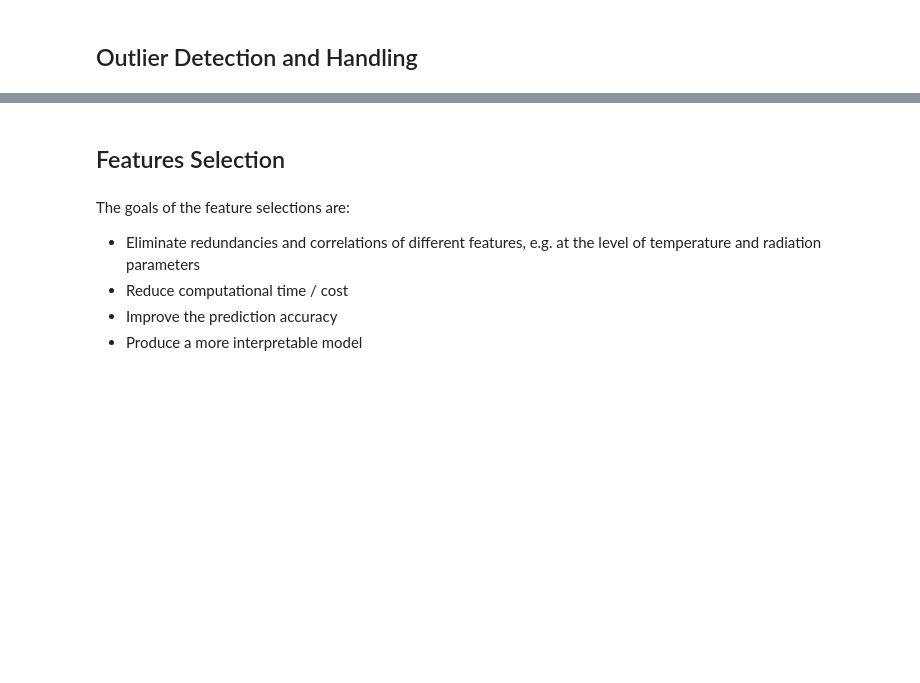
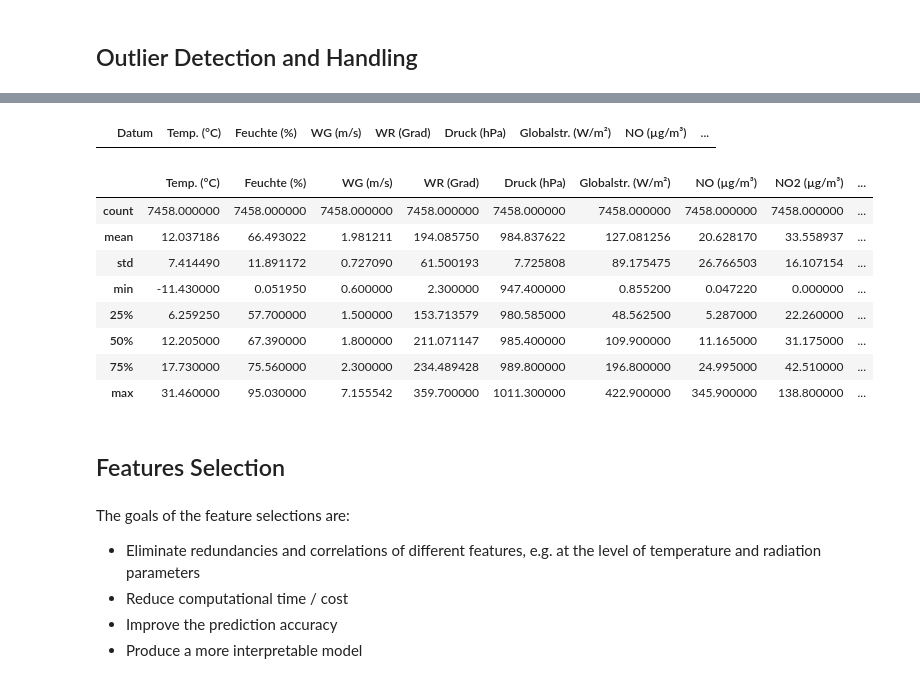
Before and after one commit to SvetiB/AirQualityStuttgart, a Jupyter notebook: AirQualityStuttgart.ipynb, the cells around one changed output, grey strips where cells are left out. Saved outputs shown, nothing was run; the diff lists cells and outputs as text; code cells hidden in the pictures; blank space fills up the shorter version.

```diff
--- a/AirQualityStuttgart.ipynb
+++ b/AirQualityStuttgart.ipynb
@@ -609,0 +614,23 @@ ax=sns.lineplot(x="Datum", y="KFZ_ges", data=df_total_original)
+# %%
+df_for_ML = df_total[['Datum',
+                      'Temp. (°C)',
+                      #'Temp. (°C).1',
+                      #'Temp. (°C).2',
+                      'Feuchte (%)',
+                      'WG (m/s)',
+                      #'WG (m/s).1',
+                      'WR (Grad)',
+                      'Druck (hPa)',
+                      'Globalstr. (W/m²)',
+                      #'UVA-Str. (W/m²)',
+                      #'UVB-Str. (W/m²)',
+                      'NO (µg/m³)',
+                      'NO2 (µg/m³)',
+                      'O3 (µg/m³)',
+                      'SO2 (µg/m³)',
+                      'CO (mg/m³)',
+                      'Niederschlag (l/m²)',
+                      #'Str.-Bilanz (W/m²)',
+                      'PM10 (µg/m³)',
+                      #'PM2.5 (µg/m³)',
+                      'KFZ_ges']]
@@ -612,3 +678,22 @@ ax=sns.lineplot(x="Datum", y="KFZ_ges", data=df_total_original)
+# %%
+#df_for_ML[df_for_ML['SO2 (µg/m³)']<0]
+#df_for_ML[df_for_ML['NO2 (µg/m³)']<0]
+#df_for_ML[df_for_ML['NO (µg/m³)']<0]
+df_for_ML[df_for_ML['PM10 (µg/m³)']<0]
+# %% [output]
+|  | Datum | Temp. (°C) | Feuchte (%) | WG (m/s) | WR (Grad) | Druck (hPa) | Globalstr. (W/m²) | NO (µg/m³) | ... |
+# %%
+df_for_ML.describe()
+# %% [output]
+|  | Temp. (°C) | Feuchte (%) | WG (m/s) | WR (Grad) | Druck (hPa) | Globalstr. (W/m²) | NO (µg/m³) | NO2 (µg/m³) | ... |
+| count | 7458.000000 | 7458.000000 | 7458.000000 | 7458.000000 | 7458.000000 | 7458.000000 | 7458.000000 | 7458.000000 | ... |
+| mean | 12.037186 | 66.493022 | 1.981211 | 194.085750 | 984.837622 | 127.081256 | 20.628170 | 33.558937 | ... |
+| std | 7.414490 | 11.891172 | 0.727090 | 61.500193 | 7.725808 | 89.175475 | 26.766503 | 16.107154 | ... |
+| min | -11.430000 | 0.051950 | 0.600000 | 2.300000 | 947.400000 | 0.855200 | 0.047220 | 0.000000 | ... |
+| 25% | 6.259250 | 57.700000 | 1.500000 | 153.713579 | 980.585000 | 48.562500 | 5.287000 | 22.260000 | ... |
+| 50% | 12.205000 | 67.390000 | 1.800000 | 211.071147 | 985.400000 | 109.900000 | 11.165000 | 31.175000 | ... |
+| 75% | 17.730000 | 75.560000 | 2.300000 | 234.489428 | 989.800000 | 196.800000 | 24.995000 | 42.510000 | ... |
+| max | 31.460000 | 95.030000 | 7.155542 | 359.700000 | 1011.300000 | 422.900000 | 345.900000 | 138.800000 | ... |
 # %% [markdown]
 ## Features Selection
 # %% [markdown]
```
Also changed, not shown: parts of 10 cells of this notebook.
